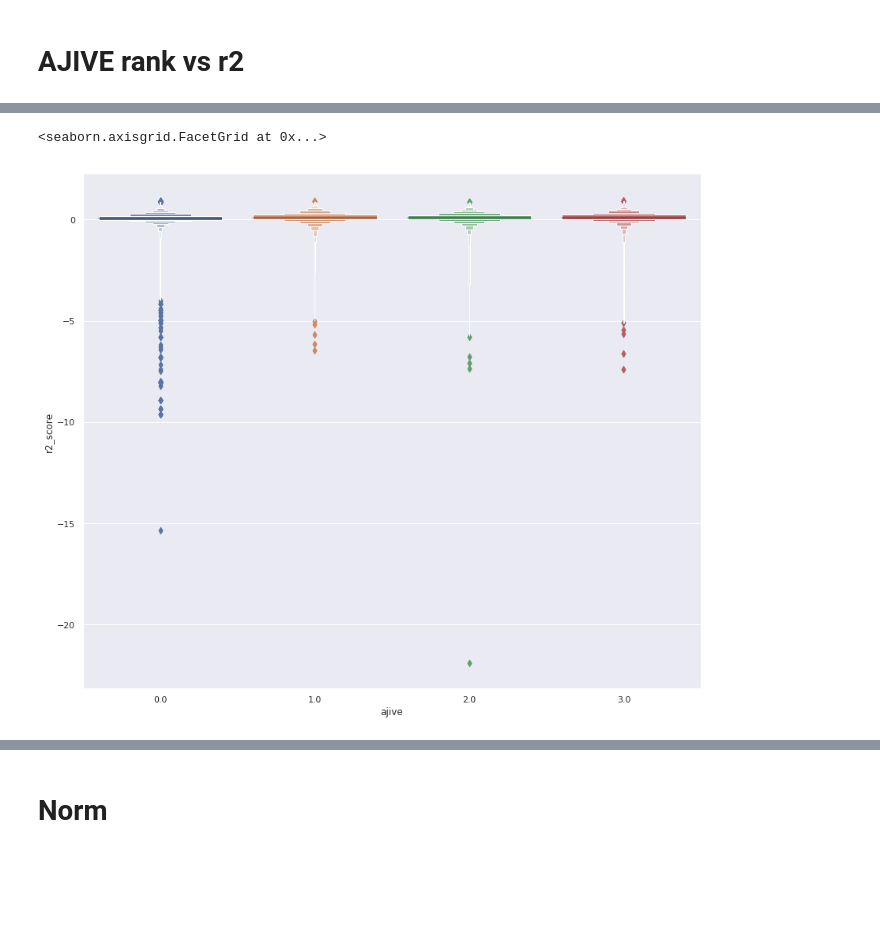
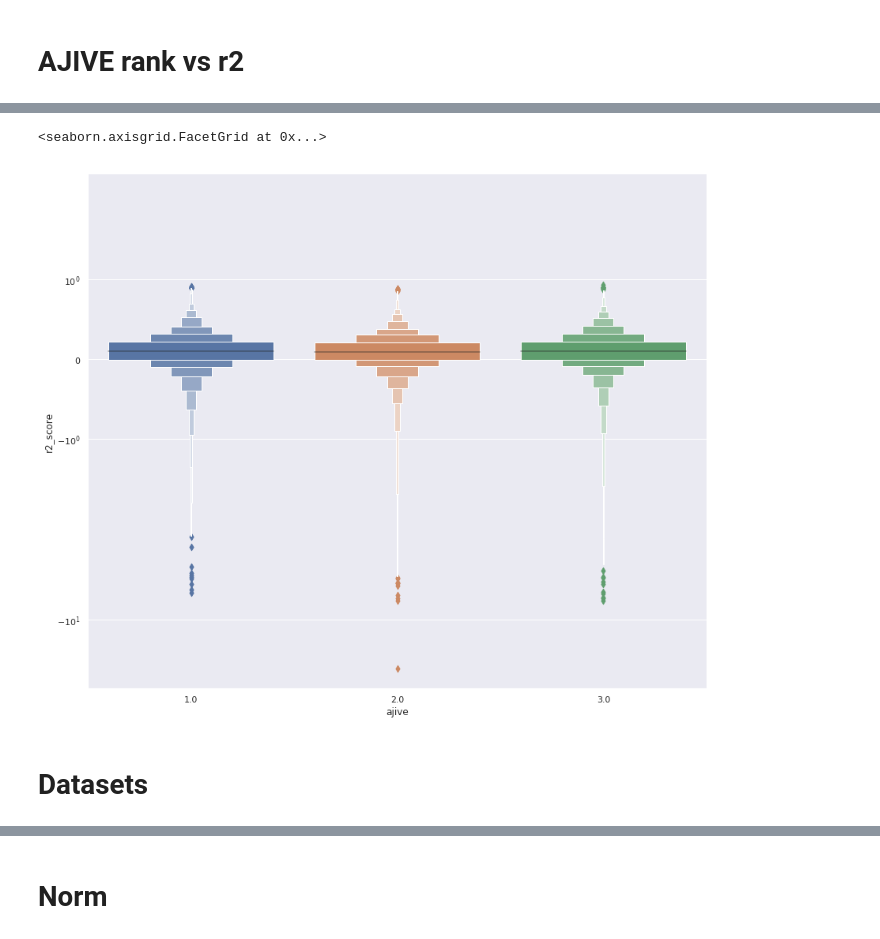
Before and after one commit to lucas-ubm/phc-data-pipeline, a Jupyter notebook: Analysis.ipynb, the cells around one changed output, grey strips where cells are left out. Saved outputs shown, nothing was run; the diff lists cells and outputs as text; code cells hidden in the pictures; blank space fills up the shorter version.

```diff
--- a/Analysis.ipynb
+++ b/Analysis.ipynb
@@ -108,5 +118,9 @@ clean = full[full['Quality']>-0.75]
 # %%
 clean = clean[clean['started'] > pd.to_datetime('2020-04-15 18:00:00')]
+clean['norm'] = clean['norm'].fillna('None')
+d_r = clean[['Drug', 'r2_score']].groupby('Drug').mean()
+# %%
+clean['r2'] = [clean.loc[i]['r2_score']-d_r.loc[clean.loc[i]['Drug']]['r2_score'] for i in clean.index]
 # %%
 full.shape
 # %% [output]
@@ -117,0 +182,5 @@ clean.shape
+# %%
+sns.set()
+g = sns.catplot(x='metric_drug', y='r2_score', data=clean, kind='boxen', height=9, hue='metric_drug', legend=False)
+g.set(yscale='symlog')
+g.set(ylim=(None, 3))
@@ -304,4 +368,4 @@ plt.legend(loc = 'lower left')
 # %% [markdown]
 # AJIVE rank vs r2
 # %%
-clean['ajive'] = clean['ajive'].fillna(0)
+clean['ajive'] = clean['ajive'].replace(0, np.nan)
@@ -320,6 +387,10 @@ Name: r2_score, dtype: float64
 # %%
 sns.set(font_scale=1)
-sns.catplot(x='ajive', y='r2_score', data=clean, kind='boxen', height=10, aspect=1.2)
+g = sns.catplot(x='ajive', y='r2_score', data=clean, kind='boxen', height=10, aspect=1.2)
+g.set(yscale='symlog')
+g.set(ylim=(None,3))
 # %% [output]
 <seaborn.axisgrid.FacetGrid at 0x...>
-[figure, old version]
+[figure, new version]
+# %% [markdown]
+# Datasets
```
Also changed, not shown: parts of 60 cells of this notebook, 20 other files.
